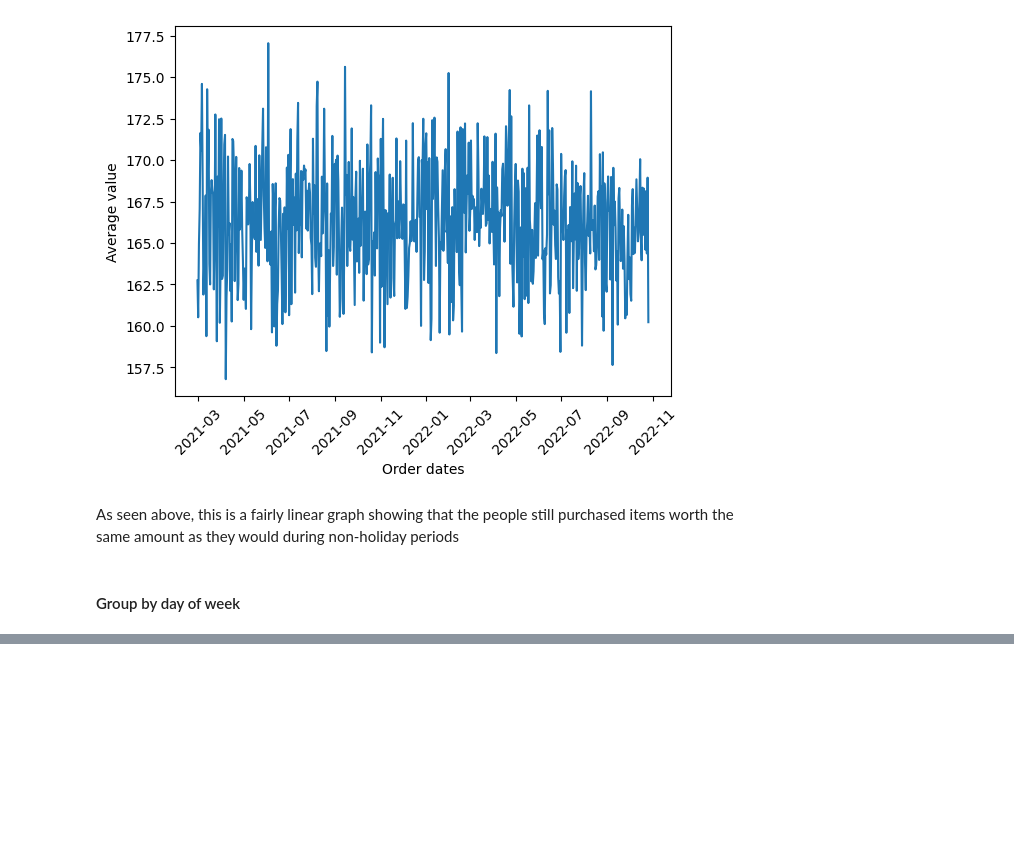
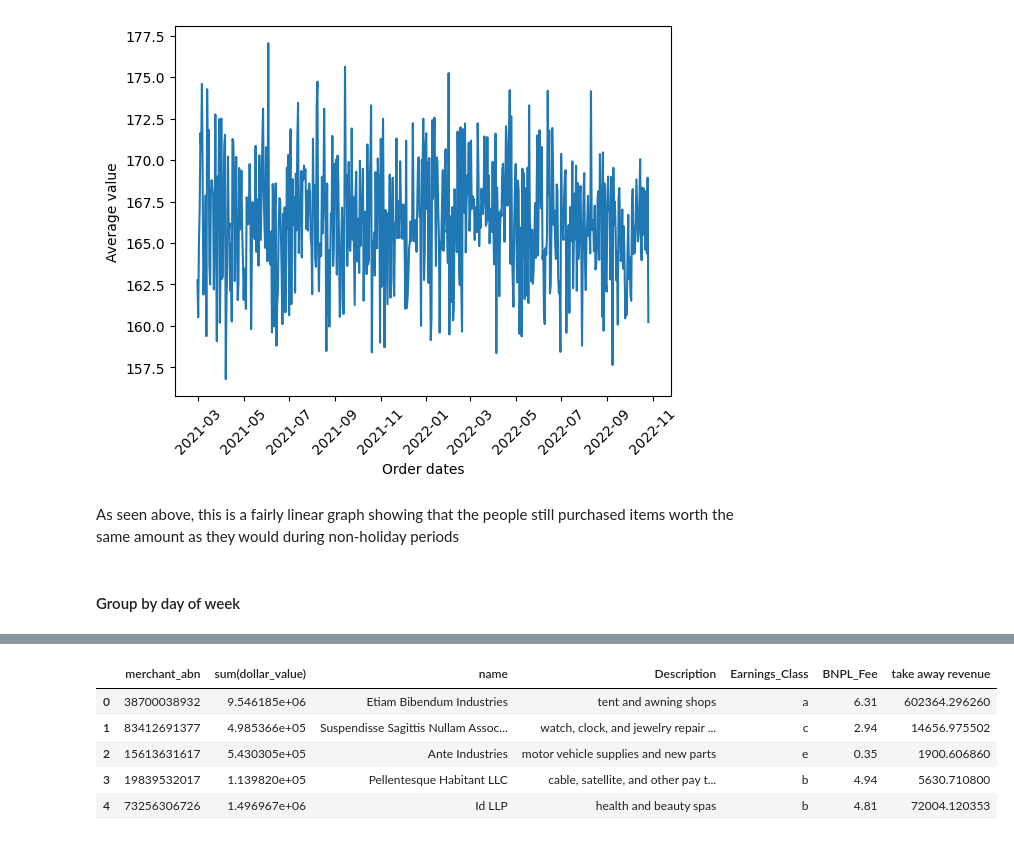
Before and after one commit to godfather-is-me/BNPL-Ranker, a Jupyter notebook: notebooks/initial.ipynb, the cells around one changed output, grey strips where cells are left out. Cells and saved outputs as stored; diff of their text form; code cells hidden in the pictures; blank space fills up the shorter version.

```diff
--- a/notebooks/initial.ipynb
+++ b/notebooks/initial.ipynb
@@ -159,0 +273,3 @@ Slight randomness with not that much difference between the days of the week
+# %%
+merchants = merchants.drop("name")
+merchants.count()
@@ -159,0 +336,10 @@ Slight randomness with not that much difference between the days of the week
+# %%
+plot_class["take away revenue"] = plot_class["BNPL_Fee"] * plot_class["sum(dollar_value)"] / 100
+plot_class.head()
+# %% [output]
+|  | merchant_abn | sum(dollar_value) | name | Description | Earnings_Class | BNPL_Fee | take away revenue |
+| 0 | 38700038932 | 9.546185e+06 | Etiam Bibendum Industries | tent and awning shops | a | 6.31 | 602364.296260 |
+| 1 | 83412691377 | 4.985366e+05 | Suspendisse Sagittis Nullam Assoc... | watch, clock, and jewelry repair ... | c | 2.94 | 14656.975502 |
+| 2 | 15613631617 | 5.430305e+05 | Ante Industries | motor vehicle supplies and new parts | e | 0.35 | 1900.606860 |
+| 3 | 19839532017 | 1.139820e+05 | Pellentesque Habitant LLC | cable, satellite, and other pay t... | b | 4.94 | 5630.710800 |
+| 4 | 73256306726 | 1.496967e+06 | Id LLP | health and beauty spas | b | 4.81 | 72004.120353 |
```
Also changed, not shown: parts of 25 cells of this notebook.
